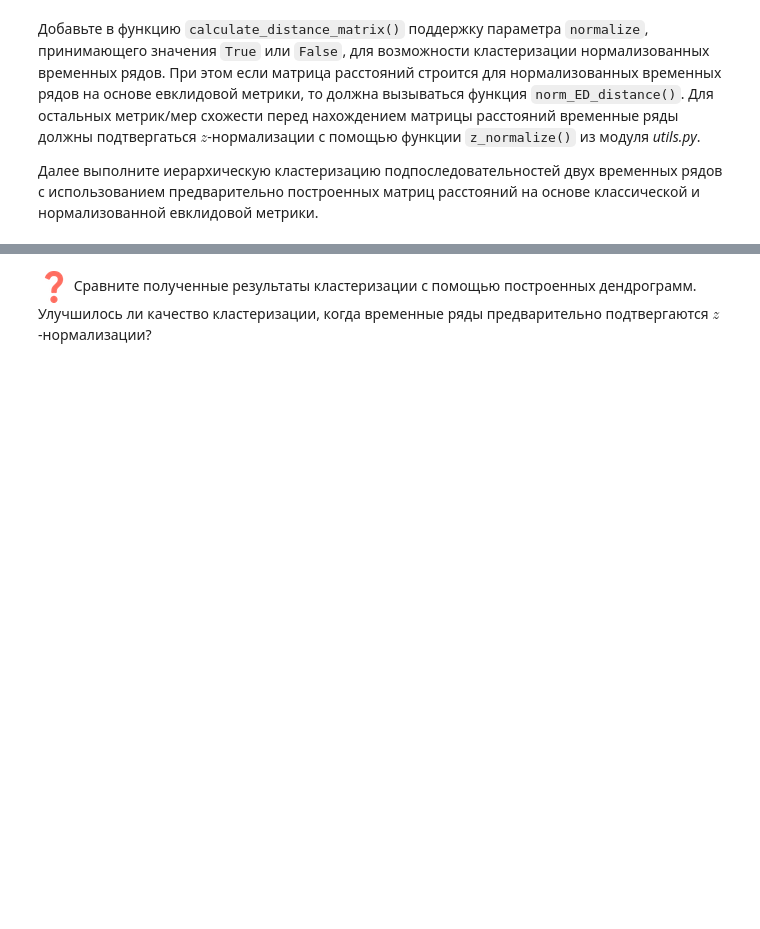
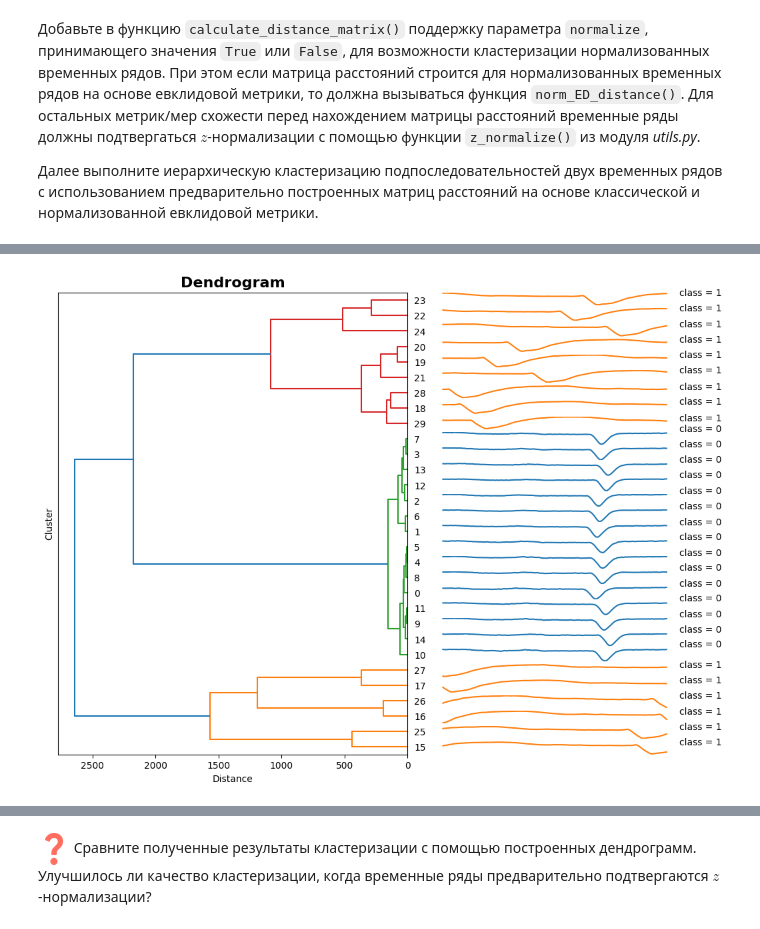
Before and after one commit to RGGU0/2023-Ghilmanova-TimeSeriesCourse, a Jupyter notebook: practice/01 Basics/01_Basics.ipynb, the cells around one changed output, grey strips where cells are left out. Saved outputs shown, nothing was run; the diff lists cells and outputs as text; code cells hidden in the pictures; blank space fills up the shorter version.

```diff
--- a/practice/01 Basics/01_Basics.ipynb
+++ b/practice/01 Basics/01_Basics.ipynb
@@ -303,0 +345,8 @@ labels = np.array([0]*subs_set1[0:15].shape[0] + [1]*subs_set2[0:15].shape[0])
+# %%
+distance_matrix = calculate_distance_matrix(subs_set, metric = 'DTW', normalize=True)
+distance_matrix = np.nan_to_num(distance_matrix, nan=10)
+tshc = TimeSeriesHierarchicalClustering().fit(distance_matrix)
+tshc._create_linkage_matrix()
+tshc.plot_dendrogram(subs_set,labels)
+# %% [output]
+[figure, added]
```
Also changed, not shown: parts of 21 cells of this notebook.
